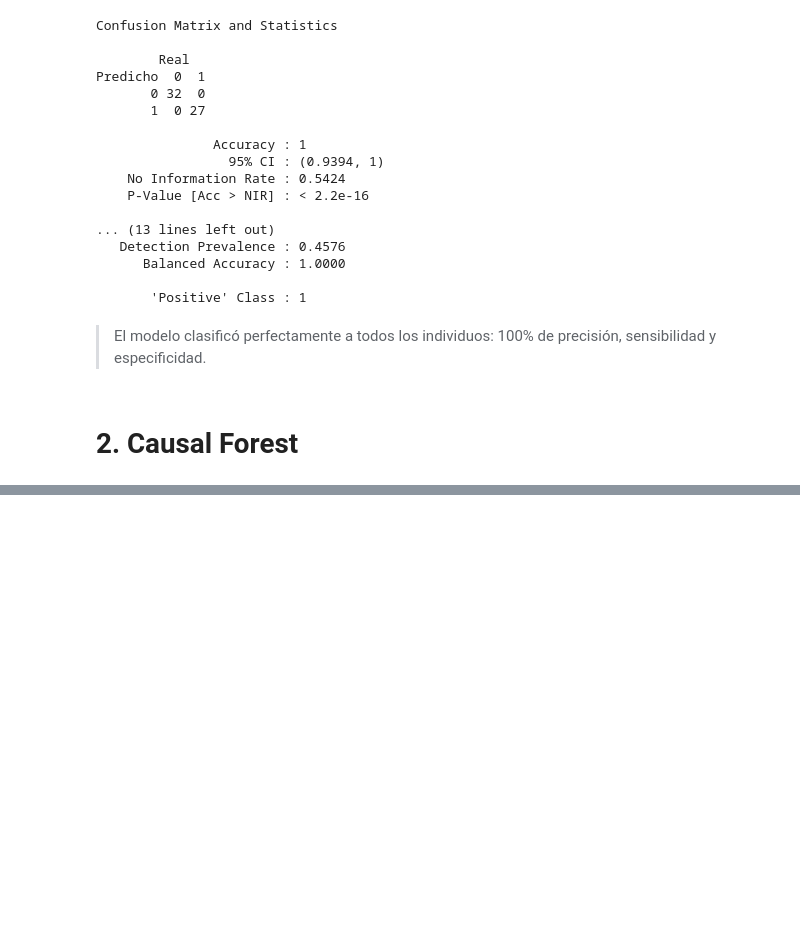
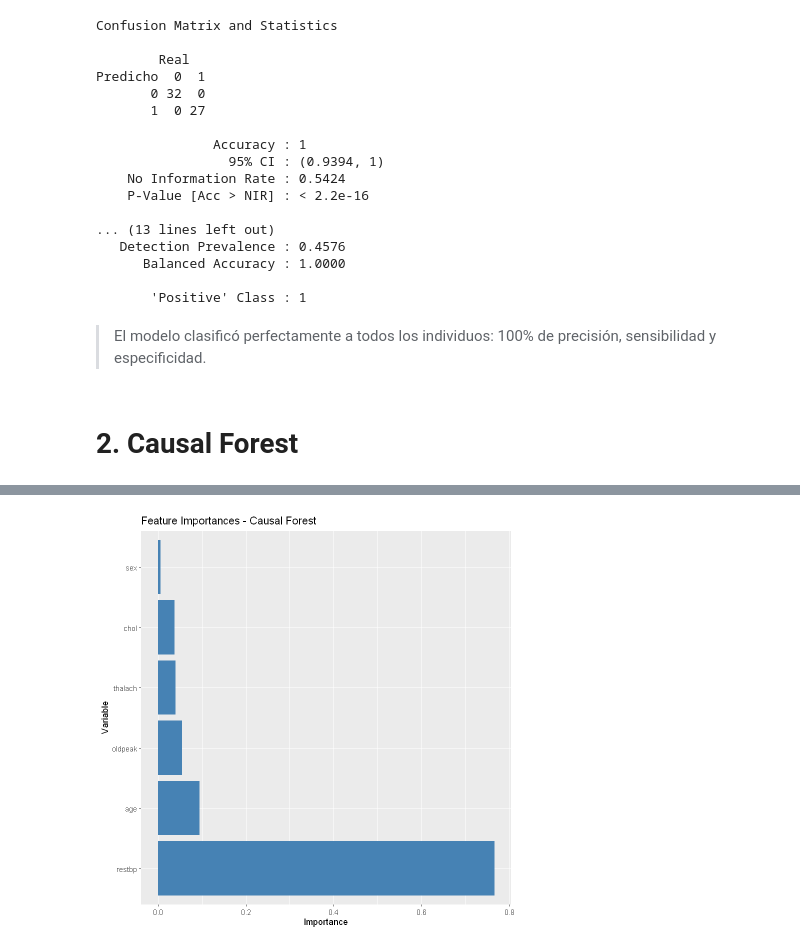
Before and after one commit to gsaco/Decision_Trees, a Jupyter notebook: R/scripts/Assignment.ipynb, the cells around one changed output, grey strips where cells are left out. Drawn from its saved outputs; the diff is of its cells as text; code cells hidden in the pictures; blank space fills up the shorter version.

```diff
--- a/R/scripts/Assignment.ipynb
+++ b/R/scripts/Assignment.ipynb
@@ -312,0 +246,87 @@ data2 %>% group_by(cate_tercile_label) %>% summarise(n = n(), mean_cate = mean(c
+# %%
+# ============================================================
+# 2️⃣ Causal Forest: estimación de efectos heterogéneos
+# ============================================================
+
+library(grf)
+library(dplyr)
+library(ggplot2)
+library(forcats)
+library(tidyr)
+library(scales)
+
+# Seleccionamos las covariables que explican heterogeneidad
+X <- data %>%
+  select(age, sex, restbp, chol, thalach, oldpeak) %>%
+  as.matrix()
+
+Y <- data$Y
+W <- data$T
+
+# Entrenamos el Causal Forest
+set.seed(123)
+cf <- causal_forest(X, Y, W, num.trees = 2000)
+
+# Predicciones: efectos individuales estimados
+tau_hat <- predict(cf)$predictions
+
+# ============================================================
+# 3️⃣ Árbol representativo (profundidad 2)
+# ============================================================
+
+cf_small <- causal_forest(X, Y, W, num.trees = 500)
+tree <- get_tree(cf_small, 1)
+print(tree)
+
+# ============================================================
+# 4️⃣ Importancia de variables
+# ============================================================
+
+varimp <- variable_importance(cf)
+ranked <- order(varimp, decreasing = TRUE)
+importances <- data.frame(
+  variable = colnames(X)[ranked],
+  importance = varimp[ranked]
+)
+
+ggplot(importances, aes(fct_rev(fct_reorder(variable, importance)), importance)) +
+  geom_col(fill = "steelblue") +
+  coord_flip() +
+  labs(
+    x = "Variable",
+    y = "Importance",
+    title = "Feature Importances - Causal Forest"
+  )
+
+# ============================================================
+# 5️⃣ Covariables estandarizadas por terciles del efecto estimado
+# ============================================================
+
+# Estandarizar covariables
+X_std <- scale(X) %>% as.data.frame()
+
+# Dividir efectos en terciles
+data$tau_tercile <- ntile(tau_hat, 3)
+
+# Calcular medias de covariables en cada tercil
+means_by_tercile <- X_std %>%
+  mutate(tercile = data$tau_tercile) %>%
+  group_by(tercile) %>%
+  summarize(across(everything(), mean), .groups = "drop")
+
+# Formato largo para heatmap
+heatmap_data <- means_by_tercile %>%
+  pivot_longer(-tercile, names_to = "variable", values_to = "mean")
+
+# Heatmap
+ggplot(heatmap_data, aes(x = variable, y = factor(tercile), fill = mean)) +
+  geom_tile() +
+  scale_fill_gradient2(low = "blue", mid = "white", high = "red", midpoint = 0) +
+  labs(
+    x = "Covariables",
+    y = "Terciles del efecto",
+    fill = "Media estandarizada",
+    title = "Covariables estandarizadas por terciles del efecto estimado"
+  ) +
+  theme(axis.text.x = element_text(angle = 45, hjust = 1))
+# %% [output]
@@ -312,0 +345 @@ data2 %>% group_by(cate_tercile_label) %>% summarise(n = n(), mean_cate = mean(c
+[figure, added]
```
Also changed, not shown: parts of 3 cells of this notebook.
